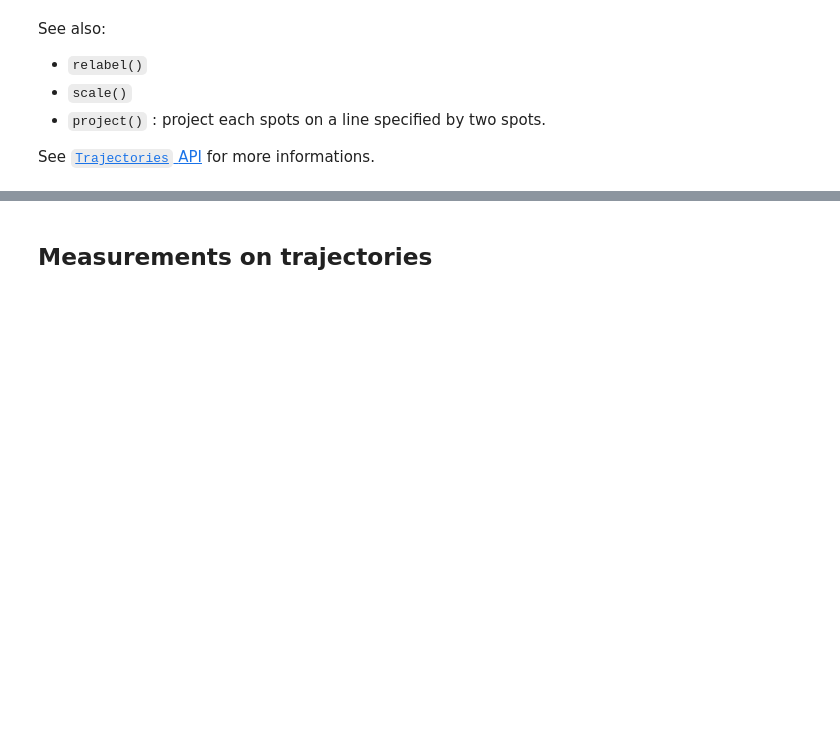
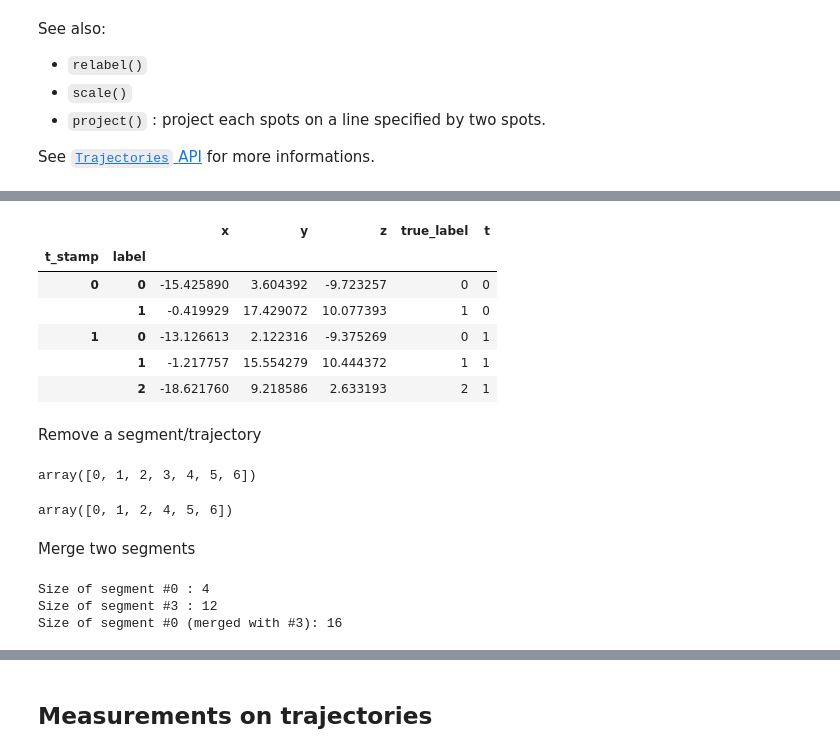
Before and after one commit to bnoi/scikit-tracker, a Jupyter notebook: doc/source/basics/trajectories.ipynb, the cells around one changed output, grey strips where cells are left out. Saved outputs shown, nothing was run; the diff lists cells and outputs as text; code cells hidden in the pictures; blank space fills up the shorter version.

Commit message:
Doc: first version of basics/trajectories is done

```diff
--- a/doc/source/basics/trajectories.ipynb
+++ b/doc/source/basics/trajectories.ipynb
@@ -165,0 +179,7 @@ Automatic objects detection and tracking is very powerfull. However sometime you
+# %%
+import numpy as np
+from sktracker import data
+from sktracker.trajectories import Trajectories
+trajs = data.with_gaps_df()
+trajs = Trajectories(trajs)
+trajs.head()
@@ -244,0 +289,33 @@ See [`Trajectories` API](http://scikit-tracker.org/dev/api/sktracker.trajectorie
+# %%
+trajs.remove_spots((0, 2), inplace=False).head()
+# %% [output]
+|  |  | x | y | z | true_label | t |
+| t_stamp | label |  |  |  |  |  |
+| 0 | 0 | -15.425890 | 3.604392 | -9.723257 | 0 | 0 |
+|  | 1 | -0.419929 | 17.429072 | 10.077393 | 1 | 0 |
+| 1 | 0 | -13.126613 | 2.122316 | -9.375269 | 0 | 1 |
+|  | 1 | -1.217757 | 15.554279 | 10.444372 | 1 | 1 |
+|  | 2 | -18.621760 | 9.218586 | 2.633193 | 2 | 1 |
+# %% [markdown]
+Remove a segment/trajectory
+# %%
+trajs.labels
+# %% [output]
+array([0, 1, 2, 3, 4, 5, 6])
+# %%
+trajs.remove_segments(3).labels
+# %% [output]
+array([0, 1, 2, 4, 5, 6])
+# %% [markdown]
+Merge two segments
+# %%
+print("Size of segment #0 :", len(trajs.get_segments()[0]))
+print("Size of segment #3 :", len(trajs.get_segments()[3]))
+
+merged_trajs = trajs.merge_segments((0, 3), inplace=False)
+
+print("Size of segment #0 (merged with #3):", len(merged_trajs.get_segments()[0]))
+# %% [output]
+Size of segment #0 : 4
+Size of segment #3 : 12
+Size of segment #0 (merged with #3): 16
```
Also changed, not shown: parts of 14 cells of this notebook, 1 other file.
